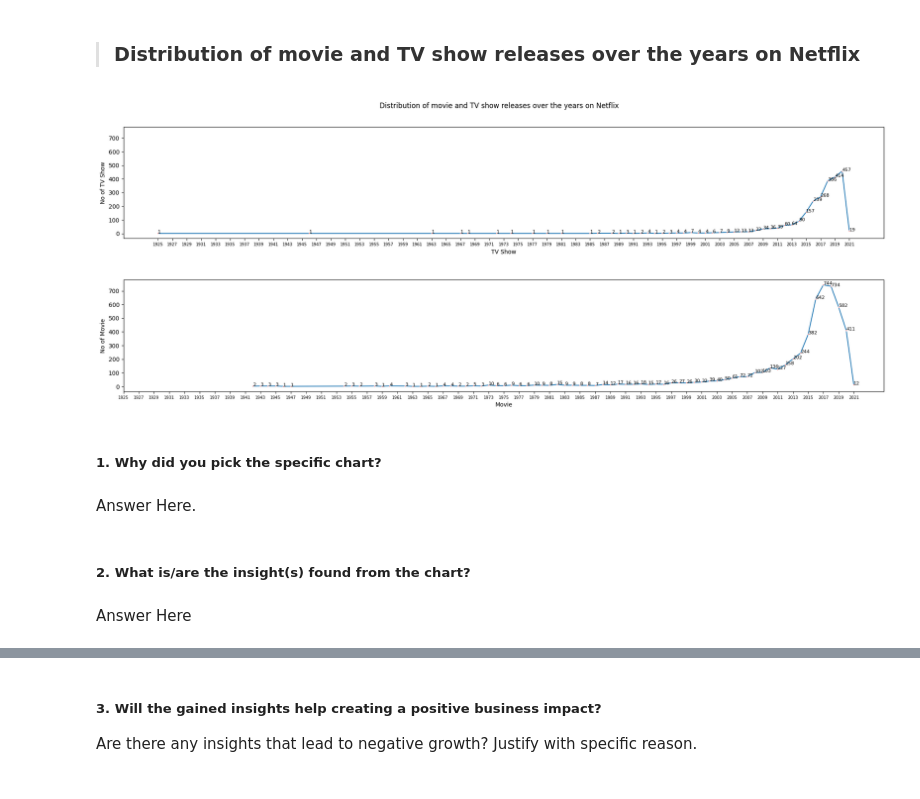
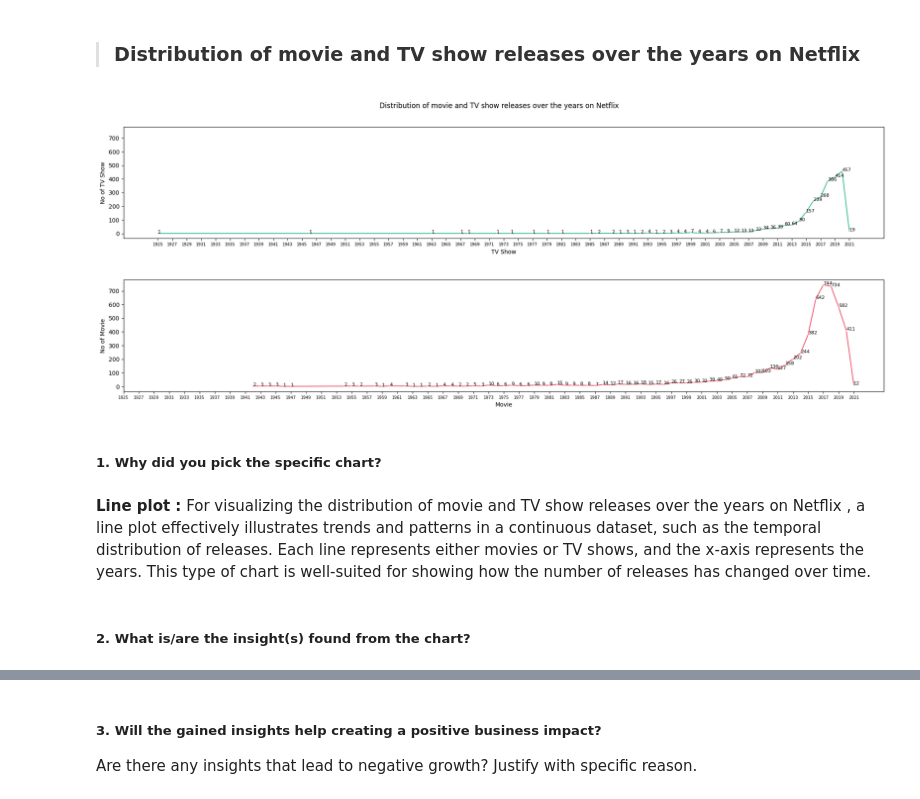
Before and after one commit to Bhushan0097/04.CAPSTONE.UnsupervisedML-Netflix-Movies-and-TV-Shows-Clustering, a Jupyter notebook: Notebook/Netflix_Movies_and_TV_Shows_Clustering.ipynb, the cells around one changed output, grey strips where cells are left out. Cells and saved outputs as stored; diff of their text form; code cells hidden in the pictures.

```diff
--- a/Notebook/Netflix_Movies_and_TV_Shows_Clustering.ipynb
+++ b/Notebook/Netflix_Movies_and_TV_Shows_Clustering.ipynb
@@ -831,40 +887,39 @@ Answer Here
 
 #Grouping the data by type of TV Show and Movie
 Year_grpby = Netflix_df.groupby(['type','release_year']).aggregate({'release_year':'count'})
 Year_grpby.rename(columns= {'release_year':'count'},inplace=True)
 Year_grpby.reset_index(drop = False, inplace= True)
 
 fig, axes = plt.subplots(2, 1, figsize=(20,8), sharey=True) #displaying two subplots in a single plot
 fig.tight_layout(pad=5.0) #spacing between plots
 fig.suptitle('Distribution of movie and TV show releases over the years on Netflix')
 
 
 i = 0
+color = ['#37BC9B','#ED5565']
 for n in Netflix_df['type'].unique():
   typ = Year_grpby[Year_grpby['type'] ==  n]
-  plot1 = sns.lineplot(ax=axes[i], data = typ, x = 'release_year',y='count' , marker='o', markersize=2, markerfacecolor='red' )
+  plot1 = sns.lineplot(ax=axes[i], data = typ, x = 'release_year',y='count' , marker='o', markersize=2, markerfacecolor='red' , color = color[i])
 
   #Labling values on the top of the lines
   for m, txt in enumerate(typ['release_year']):
      plot1.text(typ['release_year'].iloc[m], typ['count'].iloc[m], str(typ['count'].iloc[m]) , fontsize = 8)
   plot1.set_xlabel(n)
   plot1.set_ylabel("No of " + n)
 
   i = i+ 1
 
 # Set the x-axis interval to 5 for both subplots
 for ax in axes:
     ax.set_xticks(range(min(Year_grpby['release_year']), max(Year_grpby['release_year']) + 1, 2))
     ax.tick_params(axis='x', labelsize=7)  # Adjust the font size
 
 plt.show()
 # %% [output]
-[figure, old version]
+[figure, new version]
 # %% [markdown]
 ##### 1. Why did you pick the specific chart?
-# %% [markdown]
-Answer Here.
+# %% [markdown]
+**Line plot :** For visualizing the distribution of movie and TV show releases over the years on Netflix , a line plot effectively illustrates trends and patterns in a continuous dataset, such as the temporal distribution of releases. Each line represents either movies or TV shows, and the x-axis represents the years. This type of chart is well-suited for showing how the number of releases has changed over time.
 # %% [markdown]
 ##### 2. What is/are the insight(s) found from the chart?
-# %% [markdown]
-Answer Here
```
Also changed, not shown: parts of 109 cells of this notebook.
